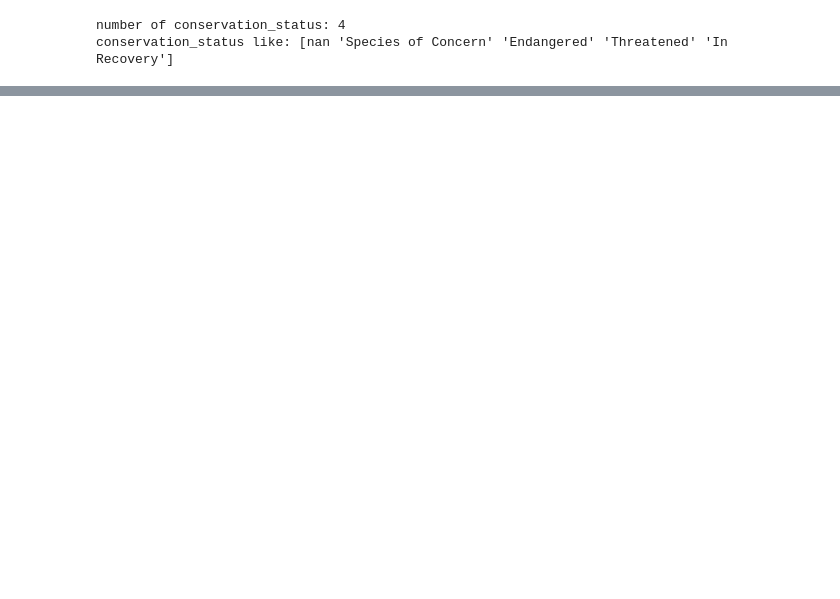
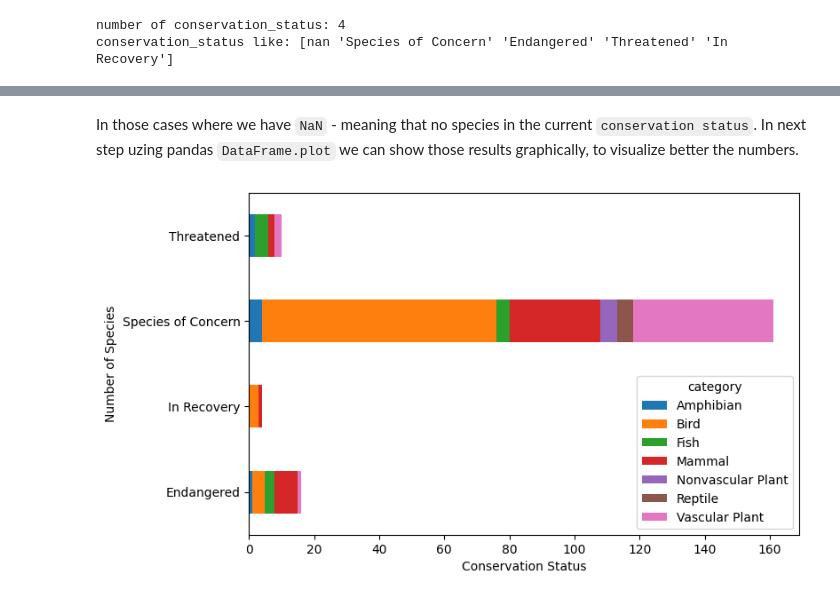
Before and after one commit to Kate-Pol/Biodiversity-in-National-Parks, a Jupyter notebook: biodiversity_.ipynb, the cells around one changed output, grey strips where cells are left out. Drawn from its saved outputs; the diff is of its cells as text; code cells hidden in the pictures; blank space fills up the shorter version.

```diff
--- a/biodiversity_.ipynb
+++ b/biodiversity_.ipynb
@@ -159,0 +178,3 @@ conservation_status like: [nan 'Species of Concern' 'Endangered' 'Threatened' 'I
+# %%
+conservationStatus_tb = species.groupby(['conservation_status', 'category'])['scientific_name'].count().unstack()
+conservationStatus_tb
@@ -159,0 +188,11 @@ conservation_status like: [nan 'Species of Concern' 'Endangered' 'Threatened' 'I
+# %% [markdown]
+In those cases where we have `NaN` - meaning that no species in the current `conservation status`.
+In next step uzing pandas `DataFrame.plot` we can show those results graphically, to visualize better the numbers.
+# %%
+cs_plot = conservationStatus_tb.plot(kind = 'barh', figsize=(8,5),
+                               stacked=True)
+
+cs_plot.set_xlabel("Conservation Status")
+cs_plot.set_ylabel("Number of Species");
+# %% [output]
+[figure, added]
```
Also changed, not shown: parts of 4 cells of this notebook.
